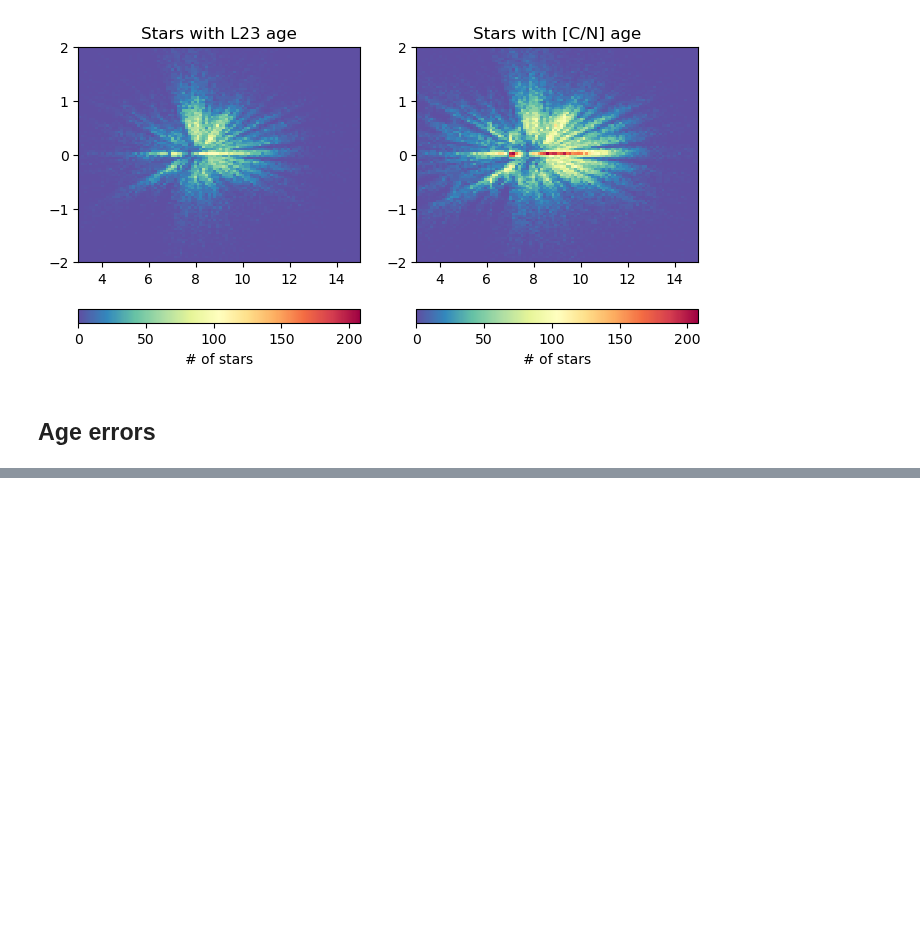
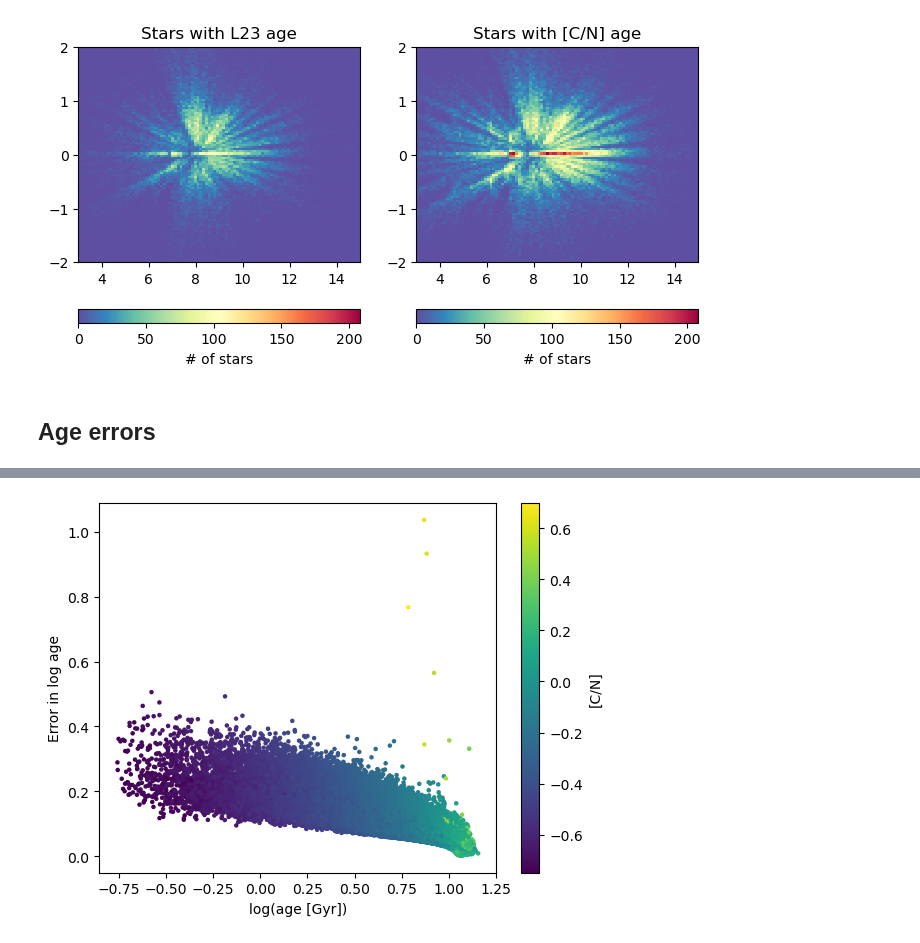
Before and after one commit to lodubay/twoinfall, a Jupyter notebook: src/scripts/ages.ipynb, the cells around one changed output, grey strips where cells are left out. Saved outputs shown, nothing was run; the diff lists cells and outputs as text; code cells hidden in the pictures; blank space fills up the shorter version.

```diff
--- a/src/scripts/ages.ipynb
+++ b/src/scripts/ages.ipynb
@@ -106,3 +118,13 @@ plt.show()
+# %%
+fig, ax = plt.subplots()
+pc = ax.scatter(sample('CN_LOG_AGE'), sample('CN_LOG_AGE_ERR'), s=5, c=sample('C_N'))
+fig.colorbar(pc, ax=ax, label='[C/N]')
+# ax.set_ylim((0, 5))
+ax.set_xlabel('log(age [Gyr])')
+ax.set_ylabel('Error in log age')
+plt.show()
+# %% [output]
+[figure, added]
 # %%
 sample.data[['CN_AGE', 'CN_AGE_ERR']]
 # %% [output]
```
Also changed, not shown: parts of 4 cells of this notebook, 1 other file.
